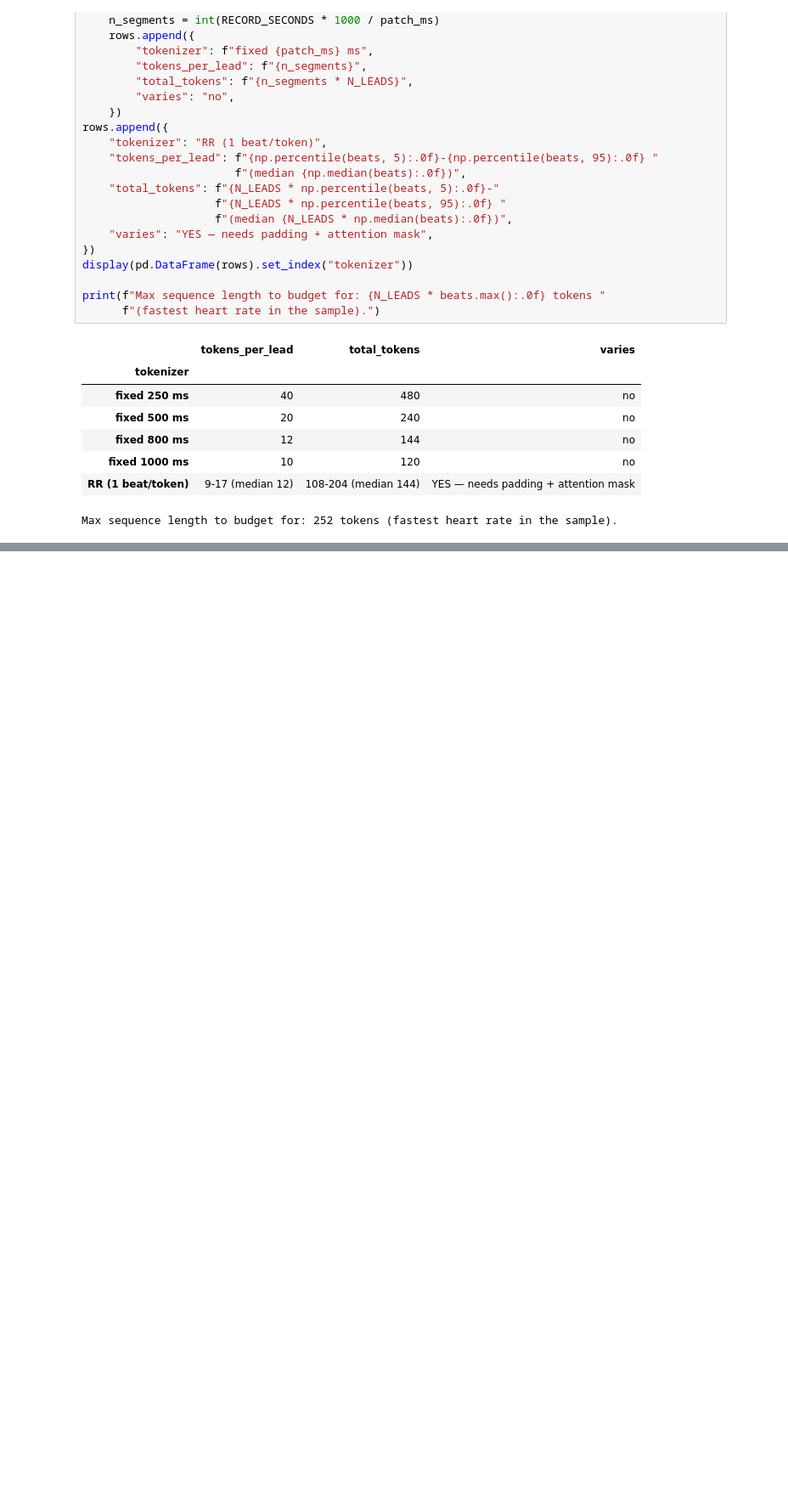
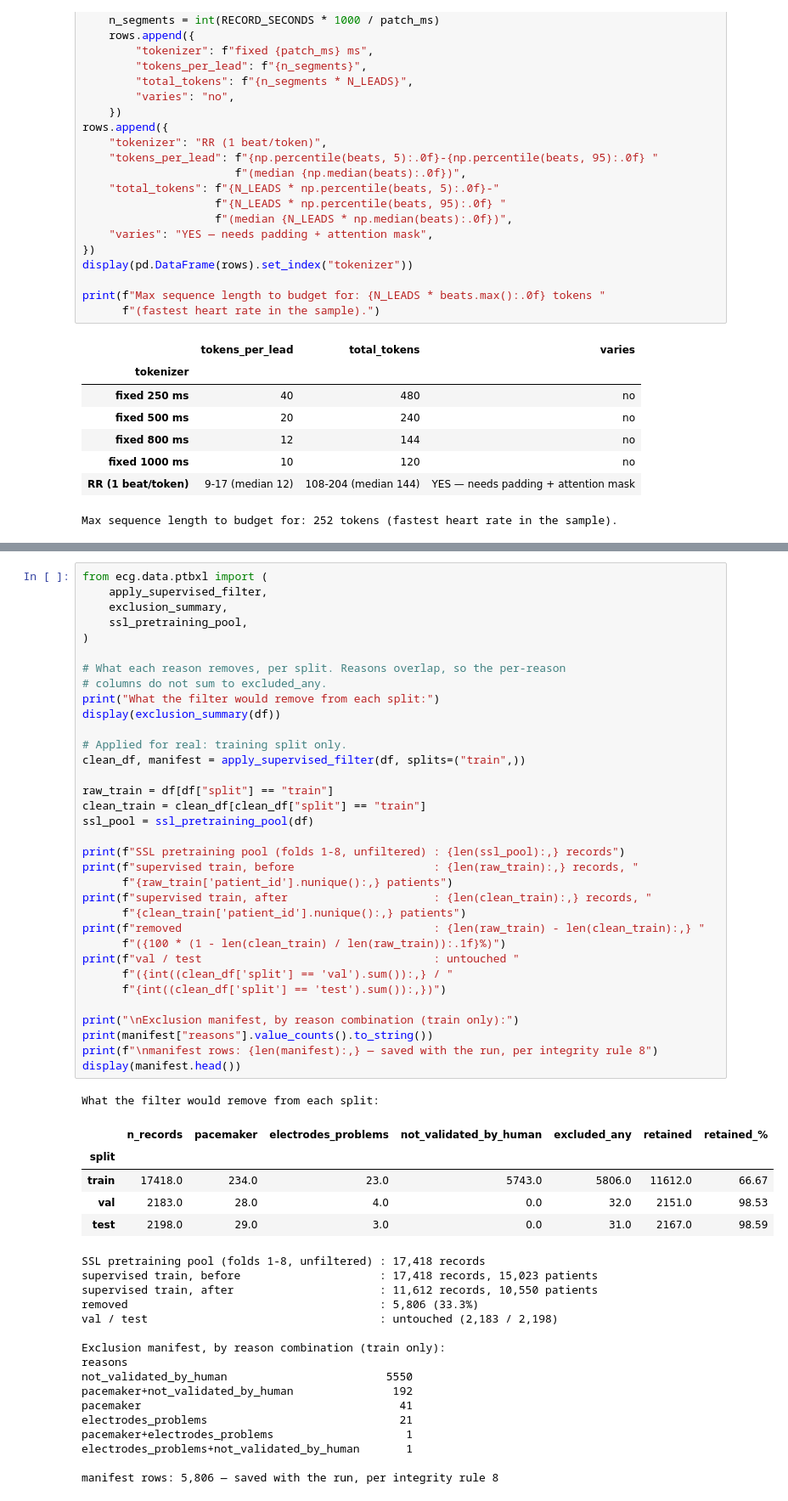
Before and after one commit to GilAmihai77/ECG-ML, a Jupyter notebook: notebooks/01_ptbxl_eda.ipynb, the cells around one changed output, grey strips where cells are left out. Shown at 85% size. Drawn from its saved outputs; the diff is of its cells as text; blank space fills up the shorter version.

```diff
--- a/notebooks/01_ptbxl_eda.ipynb
+++ b/notebooks/01_ptbxl_eda.ipynb
@@ -760,0 +805,57 @@ What this EDA surfaced that must be settled — and written into the config —
+# %%
+from ecg.data.ptbxl import (
+    apply_supervised_filter,
+    exclusion_summary,
+    ssl_pretraining_pool,
+)
+
+# What each reason removes, per split. Reasons overlap, so the per-reason
+# columns do not sum to excluded_any.
+print("What the filter would remove from each split:")
+display(exclusion_summary(df))
+
+# Applied for real: training split only.
+clean_df, manifest = apply_supervised_filter(df, splits=("train",))
+
+raw_train = df[df["split"] == "train"]
+clean_train = clean_df[clean_df["split"] == "train"]
+ssl_pool = ssl_pretraining_pool(df)
+
+print(f"SSL pretraining pool (folds 1-8, unfiltered) : {len(ssl_pool):,} records")
+print(f"supervised train, before                     : {len(raw_train):,} records, "
+      f"{raw_train['patient_id'].nunique():,} patients")
+print(f"supervised train, after                      : {len(clean_train):,} records, "
+      f"{clean_train['patient_id'].nunique():,} patients")
+print(f"removed                                      : {len(raw_train) - len(clean_train):,} "
+      f"({100 * (1 - len(clean_train) / len(raw_train)):.1f}%)")
+print(f"val / test                                   : untouched "
+      f"({int((clean_df['split'] == 'val').sum()):,} / "
+      f"{int((clean_df['split'] == 'test').sum()):,})")
+
+print("\nExclusion manifest, by reason combination (train only):")
+print(manifest["reasons"].value_counts().to_string())
+print(f"\nmanifest rows: {len(manifest):,} — saved with the run, per integrity rule 8")
+display(manifest.head())
+# %% [output]
+What the filter would remove from each split:
+|  | n_records | pacemaker | electrodes_problems | not_validated_by_human | excluded_any | retained | retained_% |
+| split |  |  |  |  |  |  |  |
+| train | 17418.0 | 234.0 | 23.0 | 5743.0 | 5806.0 | 11612.0 | 66.67 |
+| val | 2183.0 | 28.0 | 4.0 | 0.0 | 32.0 | 2151.0 | 98.53 |
+| test | 2198.0 | 29.0 | 3.0 | 0.0 | 31.0 | 2167.0 | 98.59 |
+SSL pretraining pool (folds 1-8, unfiltered) : 17,418 records
+supervised train, before                     : 17,418 records, 15,023 patients
+supervised train, after                      : 11,612 records, 10,550 patients
+removed                                      : 5,806 (33.3%)
+val / test                                   : untouched (2,183 / 2,198)
+
+Exclusion manifest, by reason combination (train only):
+reasons
+not_validated_by_human                        5550
+pacemaker+not_validated_by_human               192
+pacemaker                                       41
+electrodes_problems                             21
+pacemaker+electrodes_problems                    1
+electrodes_problems+not_validated_by_human       1
+
+manifest rows: 5,806 — saved with the run, per integrity rule 8
```
Also changed, not shown: parts of 10 cells of this notebook, 2 other files.
